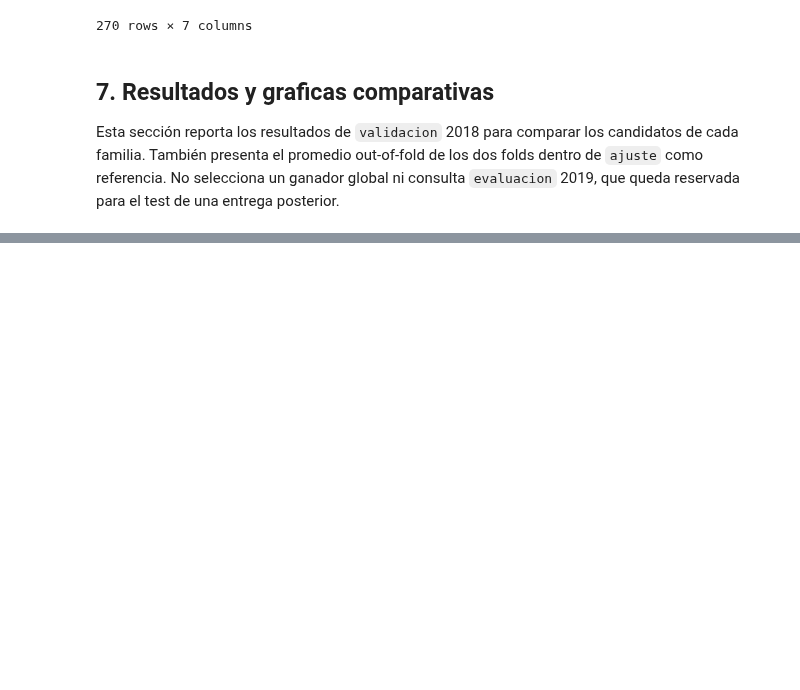
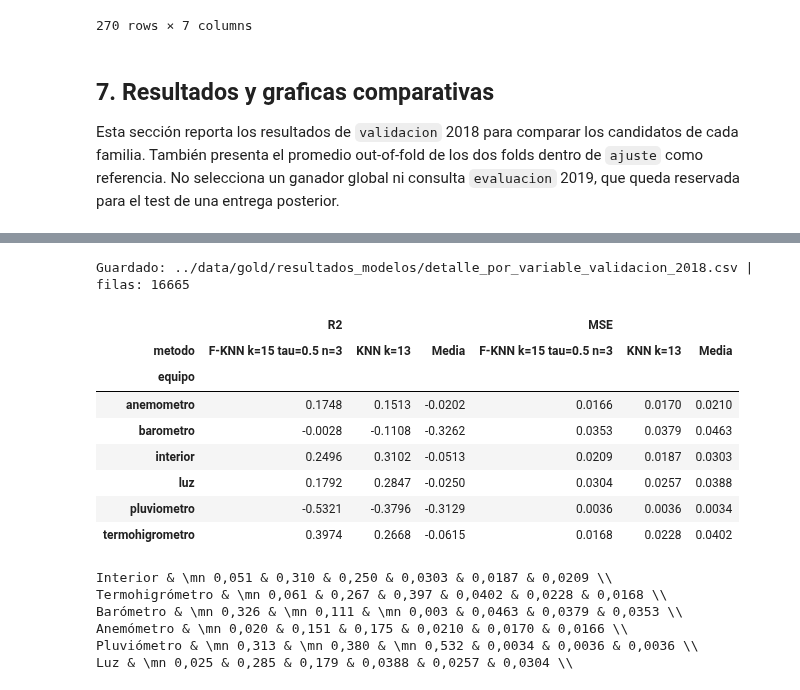
Before and after one commit to GabrielCastroBenitez09/Proyecto-Machine-Learning1, a Jupyter notebook: notebooks/03_flujo_modelamiento_ajuste_validacion_prueba_corregido.ipynb, the cells around one changed output, grey strips where cells are left out. Cells and saved outputs as stored; diff of their text form; code cells hidden in the pictures; blank space fills up the shorter version.

```diff
--- a/notebooks/03_flujo_modelamiento_ajuste_validacion_prueba_corregido.ipynb
+++ b/notebooks/03_flujo_modelamiento_ajuste_validacion_prueba_corregido.ipynb
@@ -1640,0 +1769,78 @@ plt.show()
+# %%
+# ===== BLOQUE 2: desempeño por equipo de medición en validación 2018 =====
+GRUPO_DE = {v: g for g, cols in CV_GRUPOS.items() for v in cols if v in variables}
+MODELOS_DETALLE = ["Media", "KNN k=13", "F-KNN k=15 tau=0.5 n=3"]
+PCT_MIN = 20   # con 5-10 % el R2 es muy inestable; cámbialo a 0 si quieres usar todos
+
+
+def evaluar_detalle(nombre, ids_train, id_eval):
+    modelo, X_fit = ajustar_modelo(nombre, ids_train)
+    X_real = matriz(id_eval)
+    rango = rango_de(X_fit)
+    info, mascaras = ESCENARIOS[id_eval]
+    filas = []
+    for esc in info.itertuples(index=False):
+        mascara = mascaras[int(esc.id)]
+        X_oculto = X_real.copy()
+        X_oculto[mascara] = np.nan
+        X_imp = a_unidades_originales(modelo, modelo.transform(X_oculto))
+        celdas = mascara & np.isfinite(X_real) & np.isfinite(X_imp)
+        for j, v in enumerate(variables):
+            sel = celdas[:, j]
+            if sel.sum() < 2:
+                continue
+            err = ((X_imp[sel, j] - X_real[sel, j]) / rango[j]) ** 2
+            filas.append({"metodo": nombre, "patron": esc.patron,
+                          "pct_objetivo": esc.pct_objetivo, "duracion": esc.duracion,
+                          "semilla": esc.semilla, "variable": v, "equipo": GRUPO_DE[v],
+                          "n_celdas": int(sel.sum()), "sse_norm": float(err.sum()),
+                          "R2": r2_score(X_real[sel, j], X_imp[sel, j])})
+    return pd.DataFrame(filas)
+
+
+det = pd.concat([evaluar_detalle(n, ["ajuste"], "validacion") for n in MODELOS_DETALLE],
+                ignore_index=True)
+guardar_resultados(det, "detalle_por_variable_validacion_2018")
+
+d = det[det["pct_objetivo"] >= PCT_MIN]
+res_eq = d.groupby(["metodo", "equipo"]).agg(
+    R2=("R2", "mean"), sse=("sse_norm", "sum"), n=("n_celdas", "sum"))
+res_eq["MSE"] = res_eq["sse"] / res_eq["n"]
+display(res_eq[["R2", "MSE"]].round(4).unstack("metodo"))
+
+# Filas listas para pegar en la Tabla 7 del informe (.tex)
+EQUIPOS_ES = {"interior": "Interior", "termohigrometro": "Termohigrómetro",
+              "barometro": "Barómetro", "anemometro": "Anemómetro",
+              "pluviometro": "Pluviómetro", "luz": "Luz"}
+
+
+def f3(x):
+    t = f"{abs(x):.3f}".replace(".", ",")
+    return ("\\mn " + t) if x < 0 else t
+
+
+def f4(x):
+    return f"{x:.4f}".replace(".", ",")
+
+
+for eq, nombre_es in EQUIPOS_ES.items():
+    r2s = [f3(res_eq.loc[(m, eq), "R2"]) for m in MODELOS_DETALLE]
+    mses = [f4(res_eq.loc[(m, eq), "MSE"]) for m in MODELOS_DETALLE]
+    print(f"{nombre_es} & " + " & ".join(r2s + mses) + r" \\")
+# %% [output]
+Guardado: ../data/gold/resultados_modelos/detalle_por_variable_validacion_2018.csv | filas: 16665
+|  | R2 |  |  | MSE |  |  |
+| metodo | F-KNN k=15 tau=0.5 n=3 | KNN k=13 | Media | F-KNN k=15 tau=0.5 n=3 | KNN k=13 | Media |
+| equipo |  |  |  |  |  |  |
+| anemometro | 0.1748 | 0.1513 | -0.0202 | 0.0166 | 0.0170 | 0.0210 |
+| barometro | -0.0028 | -0.1108 | -0.3262 | 0.0353 | 0.0379 | 0.0463 |
+| interior | 0.2496 | 0.3102 | -0.0513 | 0.0209 | 0.0187 | 0.0303 |
+| luz | 0.1792 | 0.2847 | -0.0250 | 0.0304 | 0.0257 | 0.0388 |
+| pluviometro | -0.5321 | -0.3796 | -0.3129 | 0.0036 | 0.0036 | 0.0034 |
+| termohigrometro | 0.3974 | 0.2668 | -0.0615 | 0.0168 | 0.0228 | 0.0402 |
+Interior & \mn 0,051 & 0,310 & 0,250 & 0,0303 & 0,0187 & 0,0209 \\
+Termohigrómetro & \mn 0,061 & 0,267 & 0,397 & 0,0402 & 0,0228 & 0,0168 \\
+Barómetro & \mn 0,326 & \mn 0,111 & \mn 0,003 & 0,0463 & 0,0379 & 0,0353 \\
+Anemómetro & \mn 0,020 & 0,151 & 0,175 & 0,0210 & 0,0170 & 0,0166 \\
+Pluviómetro & \mn 0,313 & \mn 0,380 & \mn 0,532 & 0,0034 & 0,0036 & 0,0036 \\
+Luz & \mn 0,025 & 0,285 & 0,179 & 0,0388 & 0,0257 & 0,0304 \\
```
Also changed, not shown: parts of 16 cells of this notebook, 10 other files.
